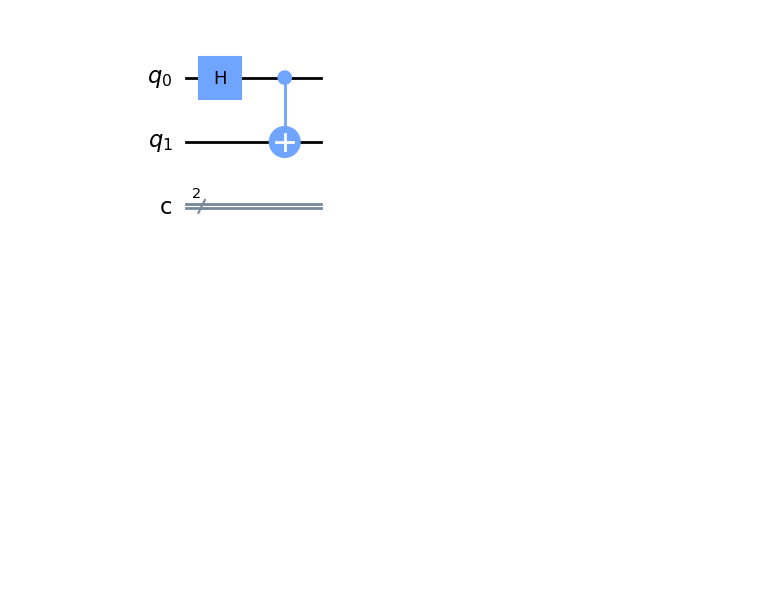
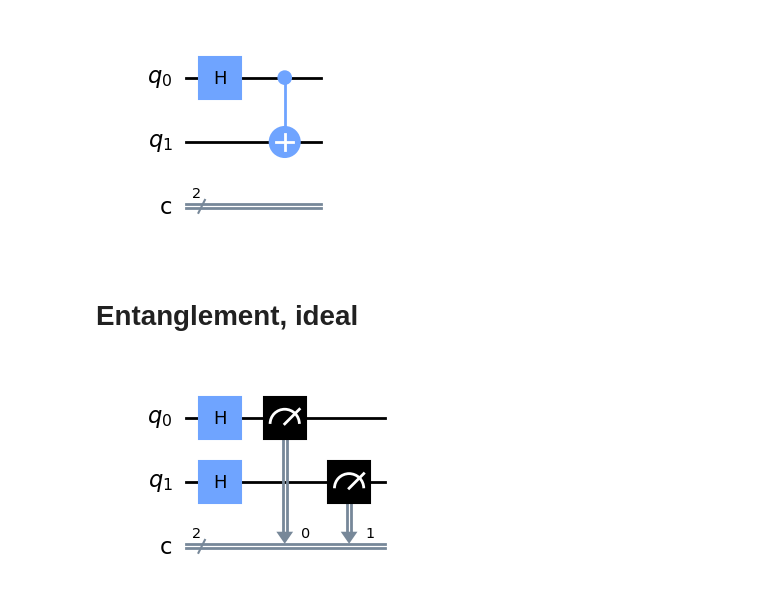
Before and after one commit to MarcMaussner/quantum_playground, a Jupyter notebook: 2023_ESE/ESE-Playground.ipynb, the cells around one changed output. Cells and saved outputs as stored; diff of their text form; code cells hidden in the pictures; blank space fills up the shorter version.

```diff
--- a/2023_ESE/ESE-Playground.ipynb
+++ b/2023_ESE/ESE-Playground.ipynb
@@ -132,3 +132,12 @@ qc_swe1.draw('mpl')
 scirc1.draw('mpl')
 # %% [output]
 [figure]
+# %% [markdown]
+# Entanglement, ideal
+# %%
+qc_no_ent = QuantumCircuit(2,2)
+qc_no_ent.h([0,1])
+qc_no_ent.measure([0,1], [0,1])
+qc_no_ent.draw('mpl')
+# %% [output]
+[figure, added]
```
Also changed, not shown: parts of 4 cells of this notebook.
